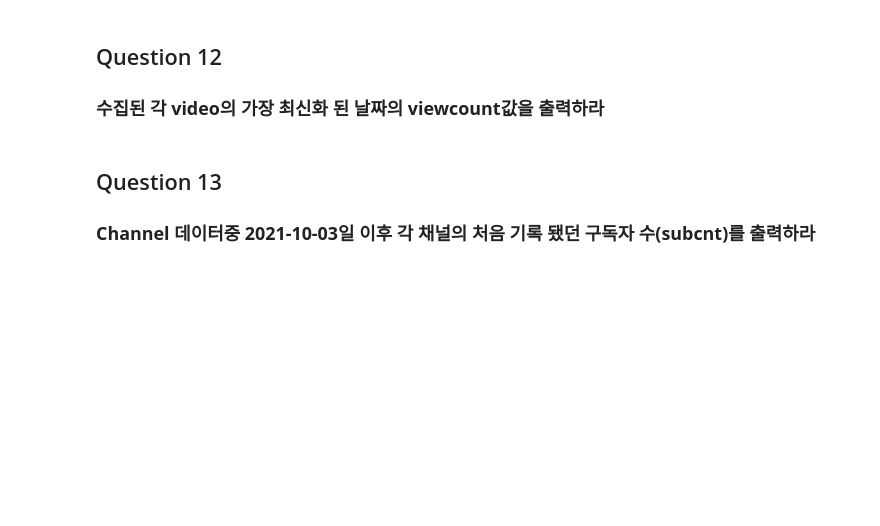
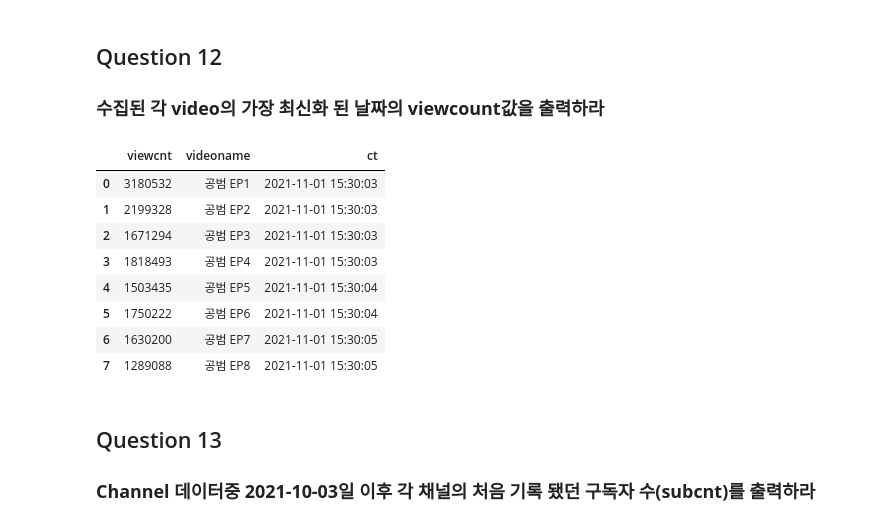
Before and after one commit to applesatang/my, a Jupyter notebook: pandas/1q.ipynb, the cells around one changed output. Drawn from its saved outputs; the diff is of its cells as text; code cells hidden in the pictures; blank space fills up the shorter version.

```diff
--- a/pandas/1q.ipynb
+++ b/pandas/1q.ipynb
@@ -130,6 +212,18 @@ display(video.head())
 # %% [markdown]
 ## Question 12
 ### **수집된 각 video의 가장 최신화 된 날짜의 viewcount값을 출력하라**
+# %%
+video.sort_values(['videoname','ct']).drop_duplicates('videoname', keep = 'last')[['viewcnt','videoname','ct']].reset_index(drop=True)
+# %% [output]
+|  | viewcnt | videoname | ct |
+| 0 | 3180532 | 공범 EP1 | 2021-11-01 15:30:03 |
+| 1 | 2199328 | 공범 EP2 | 2021-11-01 15:30:03 |
+| 2 | 1671294 | 공범 EP3 | 2021-11-01 15:30:03 |
+| 3 | 1818493 | 공범 EP4 | 2021-11-01 15:30:03 |
+| 4 | 1503435 | 공범 EP5 | 2021-11-01 15:30:04 |
+| 5 | 1750222 | 공범 EP6 | 2021-11-01 15:30:04 |
+| 6 | 1630200 | 공범 EP7 | 2021-11-01 15:30:05 |
+| 7 | 1289088 | 공범 EP8 | 2021-11-01 15:30:05 |
 # %% [markdown]
 ## Question 13
 ### **Channel 데이터중 2021-10-03일 이후 각 채널의 처음 기록 됐던 구독자 수(subcnt)를 출력하라**
```
Also changed, not shown: parts of 38 cells of this notebook.
